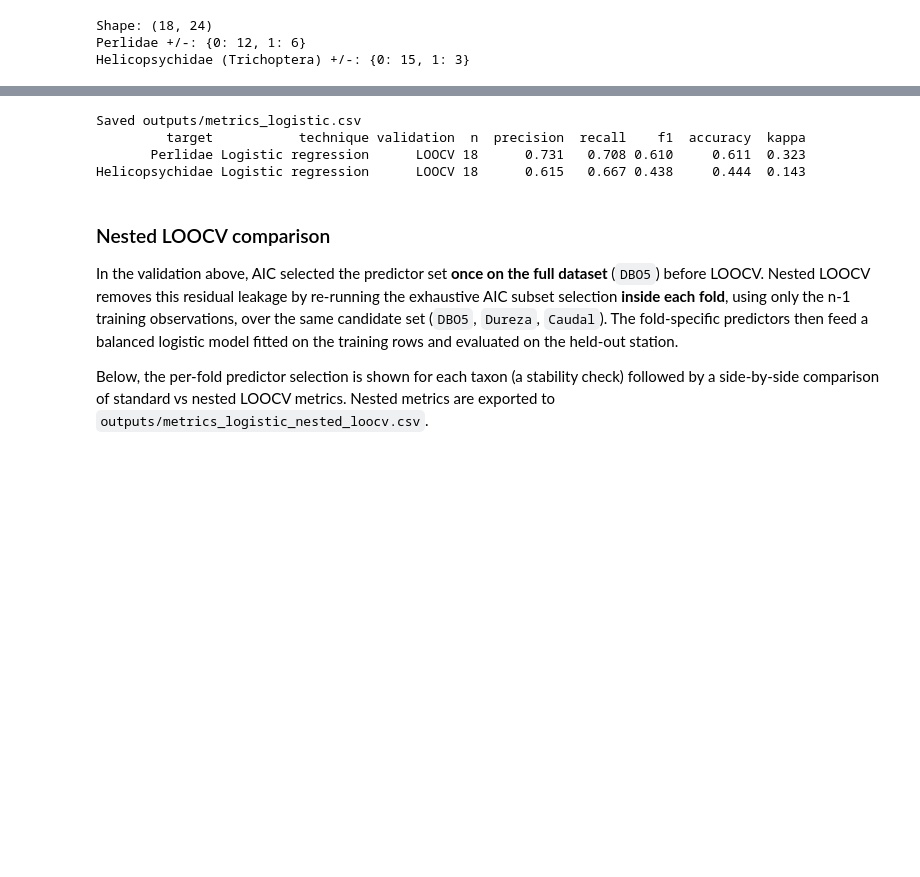
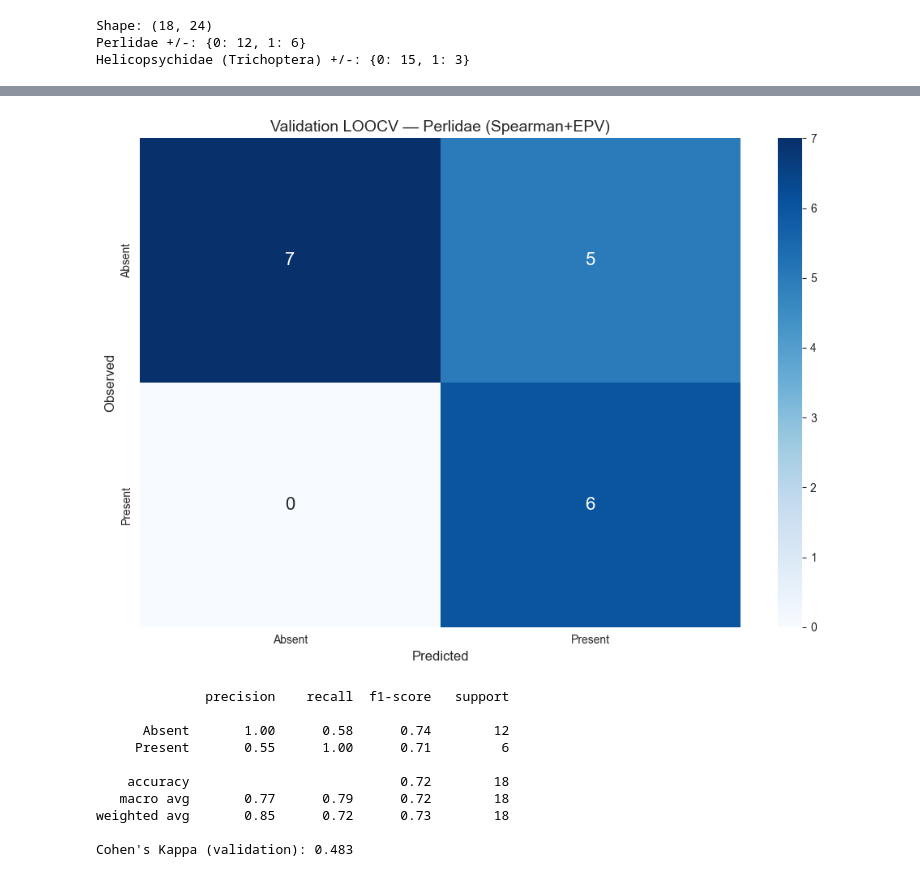
Before and after one commit to saulo1112/cali-river-biomonitoring, a Jupyter notebook: notebooks/02_logistic_regression/02_logistic_regression.ipynb, the cells around one changed output, grey strips where cells are left out. Drawn from its saved outputs; the diff is of its cells as text; code cells hidden in the pictures; blank space fills up the shorter version.

Commit message:
Reviewed LR and CT models

```diff
--- a/notebooks/02_logistic_regression/02_logistic_regression.ipynb
+++ b/notebooks/02_logistic_regression/02_logistic_regression.ipynb
@@ -243,32 +515,21 @@ plot_logistic_curve('Trichoptera', 'Trichoptera: Helicopsychidae', 'logistic_cur
 # %%
-# Export validation metrics for the master results table
-rows = []
-for taxon in ['Perlidae', 'Helicopsychidae']:
-    res = loocv[taxon]
-    p, r, f, _ = precision_recall_fscore_support(res['yt_val'], res['yp_val'], labels=[0, 1],
-                                                 average='macro', zero_division=0)
-    rows.append({'target': taxon, 'technique': 'Logistic regression', 'validation': 'LOOCV', 'n': 18,
-                 'precision': round(p, 3), 'recall': round(r, 3), 'f1': round(f, 3),
-                 'accuracy': round(accuracy_score(res['yt_val'], res['yp_val']), 3),
-                 'kappa': round(cohen_kappa_score(res['yt_val'], res['yp_val']), 3)})
-pd.DataFrame(rows).to_csv("../../outputs/metrics_logistic.csv", index=False)
-print("Saved outputs/metrics_logistic.csv")
-print(pd.DataFrame(rows).to_string(index=False))
+# Perlidae — validation confusion matrix, classification report, Cohen's kappa
+res = nested_sp['Perlidae']
+plot_confusion(res['yt_val'], res['yp_val'],
+               'Validation LOOCV — Perlidae (Spearman+EPV)',
+               'logistic_perlidae_confusion_matrix_validation.png')
+print(classification_report(res['yt_val'], res['yp_val'], labels=[0, 1],
+                            target_names=['Absent', 'Present'], zero_division=0))
+print(f"Cohen's Kappa (validation): {cohen_kappa_score(res['yt_val'], res['yp_val']):.3f}")
 # %% [output]
+[figure, added]
-Saved outputs/metrics_logistic.csv
-         target           technique validation  n  precision  recall    f1  accuracy  kappa
-       Perlidae Logistic regression      LOOCV 18      0.731   0.708 0.610     0.611  0.323
-Helicopsychidae Logistic regression      LOOCV 18      0.615   0.667 0.438     0.444  0.143
+              precision    recall  f1-score   support
+
+      Absent       1.00      0.58      0.74        12
+     Present       0.55      1.00      0.71         6
+
+    accuracy                           0.72        18
+   macro avg       0.77      0.79      0.72        18
+weighted avg       0.85      0.72      0.73        18
+
+Cohen's Kappa (validation): 0.483
-# %% [markdown]
-### Nested LOOCV comparison
-
-In the validation above, AIC selected the predictor set **once on the full
-dataset** (`DBO5`) before LOOCV. Nested LOOCV removes this residual leakage by
-re-running the exhaustive AIC subset selection **inside each fold**, using only
-the n-1 training observations, over the same candidate set
-(`DBO5`, `Dureza`, `Caudal`). The fold-specific predictors then feed a balanced
-logistic model fitted on the training rows and evaluated on the held-out station.
-
-Below, the per-fold predictor selection is shown for each taxon (a stability
-check) followed by a side-by-side comparison of standard vs nested LOOCV metrics.
-Nested metrics are exported to `outputs/metrics_logistic_nested_loocv.csv`.
```
Also changed, not shown: parts of 33 cells of this notebook, 16 other files.
